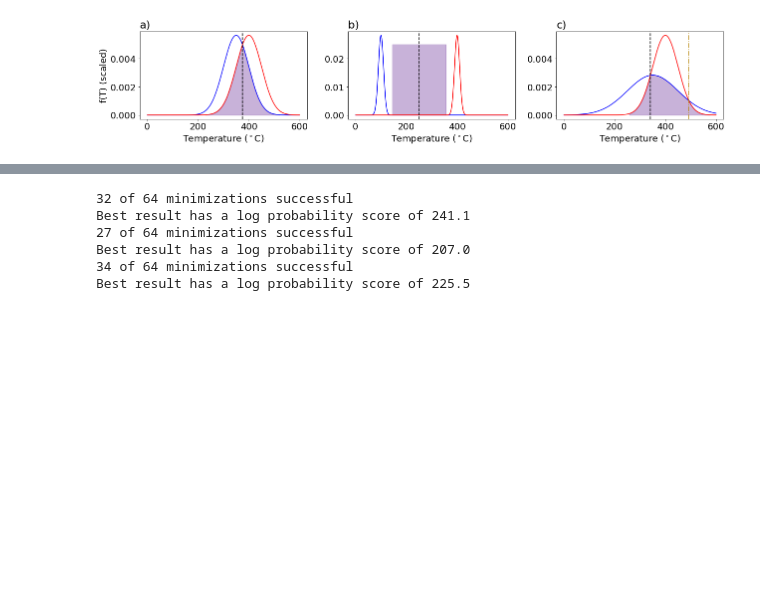
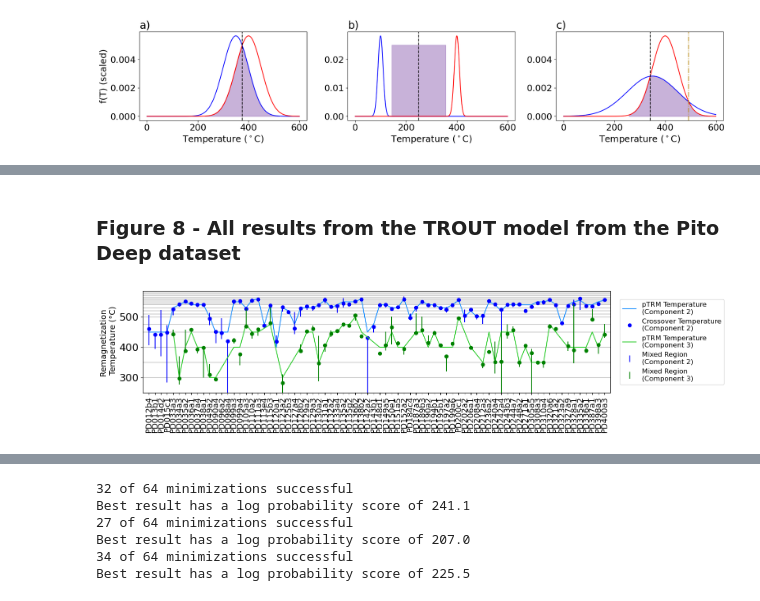
Before and after one commit to bcych/TROUT, a Jupyter notebook: TROUT_Figures.ipynb, the cells around one changed output, grey strips where cells are left out. Cells and saved outputs as stored; diff of their text form; code cells hidden in the pictures; blank space fills up the shorter version.

```diff
--- a/TROUT_Figures.ipynb
+++ b/TROUT_Figures.ipynb
@@ -418,0 +477,51 @@ plt.savefig('Figures/analysis_definitions.pdf')
+# %% [markdown]
+### Figure 8 - All results from the TROUT model from the Pito Deep dataset
+# %%
+#Setup Figure
+plt.figure(figsize=(16,4))
+
+#Read in dataset from previously written data
+pito_info=pd.read_csv('pito_info.csv')
+
+#Read in data file.
+meas_data,sample_data,site_data=import_direction_data('PD22/')
+
+#Plot horizontal lines for each temperqature step.
+for temp in meas_data.treat_temp.unique()-273:
+    plt.axhline(temp,color='k',alpha=0.2)
+
+#Plot actual reheating temperatures as blue lines.
+plt.plot(pito_info.Specimen,pito_info['pTRM2 (+Y)'],color='dodgerblue',label='pTRM Temperature\n(Component 2)')
+
+#Plot crossover temperatures as squares
+plt.plot(pito_info.Specimen,pito_info.crossover_1,'bo',label='Crossover Temperature\n(Component 2)')
+
+
+
+#Plot MRs as error bars
+center_of_MR=(pito_info.lower_1+pito_info.upper_1)/2
+range_of_MR=(pito_info.upper_1-pito_info.lower_1)/2
+plt.errorbar(pito_info.Specimen,center_of_MR,range_of_MR,color='b',linestyle='',label='Mixed Region \n(Component 2)')
+
+#Repeat process for lowest temperature pTRM
+three_comps=pito_info.dropna(subset=['crossover_2'])
+
+plt.plot(three_comps.Specimen,three_comps['pTRM3 (+X)'],color='limegreen',label='pTRM Temperature\n(Component 3)')
+plt.plot(three_comps.Specimen,three_comps.crossover_2,'go')
+
+
+center_of_MR=(pito_info.lower_2+pito_info.upper_2)/2
+range_of_MR=(pito_info.upper_2-pito_info.lower_2)/2
+
+plt.errorbar(pito_info.Specimen,center_of_MR,range_of_MR,color='g',linestyle='',label='Mixed Region\n(Component 3)')
+
+#Plot Layout
+plt.xticks(rotation=90,fontsize=14);
+plt.ylabel('Remagnetization \n Temperature (°C)',fontsize=14)
+plt.ylim(250,585)
+plt.legend(loc='center right', bbox_to_anchor=(1.25, 0.5),fontsize=12)
+plt.tight_layout()
+plt.xlim(-1,len(pito_info))
+plt.savefig('PD22/Remag_temps.pdf');
+# %% [output]
+[figure, new version]
```
Also changed, not shown: parts of 29 cells of this notebook, 13 other files.
